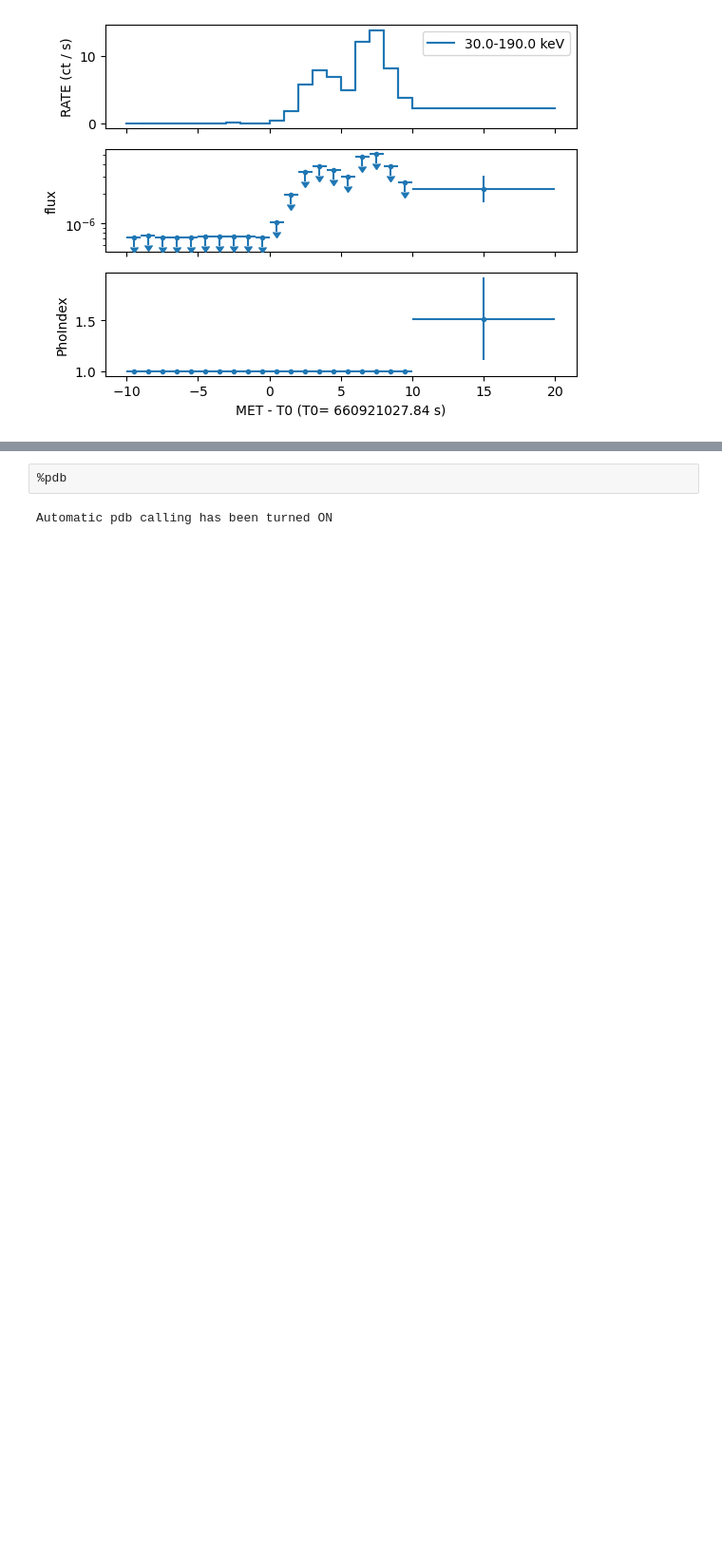
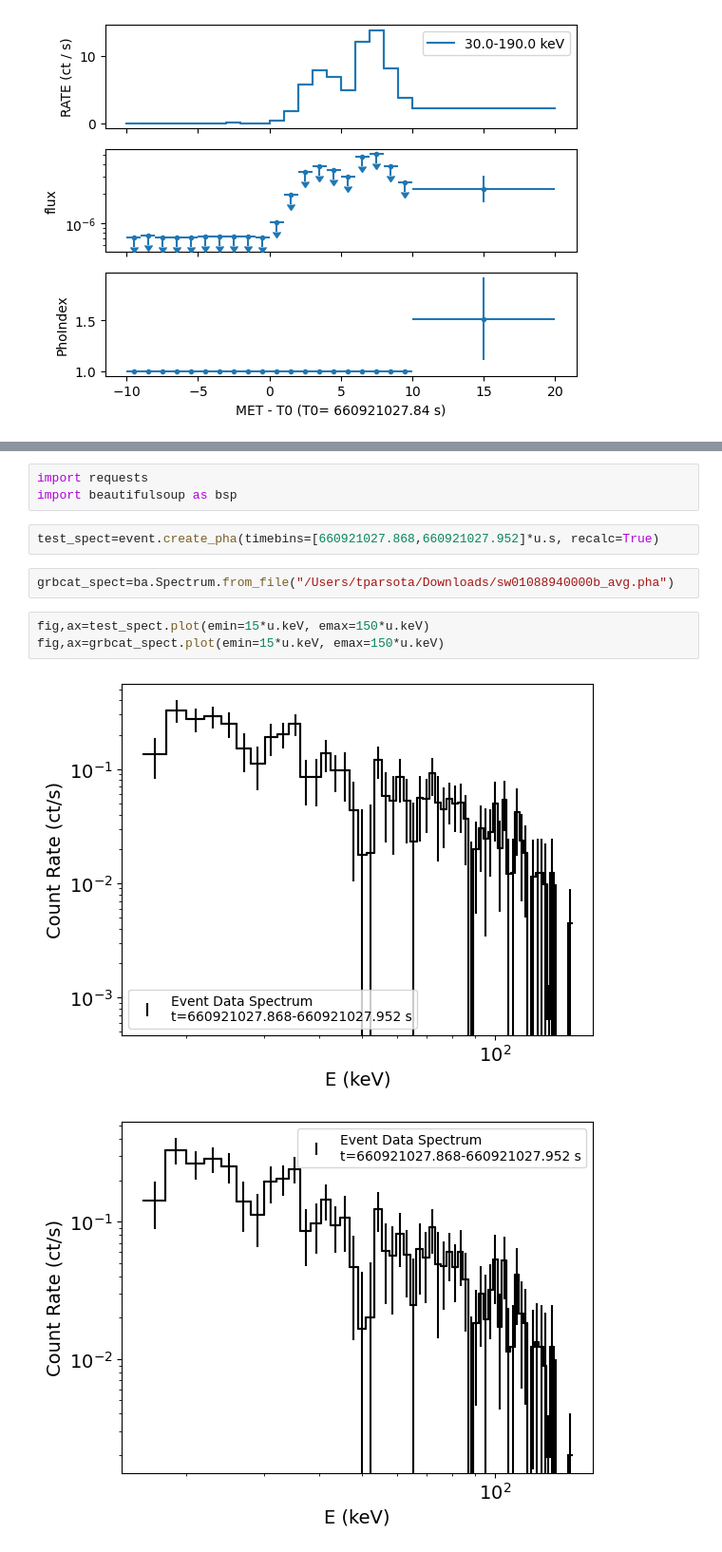
Before and after one commit to parsotat/BatAnalysis, a Jupyter notebook: notebooks/Example_TTE_data_analysis.ipynb, the cells around one changed output, grey strips where cells are left out. Shown at 95% size. Saved outputs shown, nothing was run; the diff lists cells and outputs as text; blank space fills up the shorter version.

```diff
--- a/notebooks/Example_TTE_data_analysis.ipynb
+++ b/notebooks/Example_TTE_data_analysis.ipynb
@@ -756,4 +761,13 @@ ba.plot_TTE_lightcurve(event.lightcurve, output_spectrum_list, energy_range=None
+# %%
+import requests
+import beautifulsoup as bsp
 # %%
-%pdb
+test_spect=event.create_pha(timebins=[660921027.868,660921027.952]*u.s, recalc=True)
-# %% [output]
-Automatic pdb calling has been turned ON
+# %%
+grbcat_spect=ba.Spectrum.from_file("/Users/tparsota/Downloads/sw01088940000b_avg.pha")
+# %%
+fig,ax=test_spect.plot(emin=15*u.keV, emax=150*u.keV)
+fig,ax=grbcat_spect.plot(emin=15*u.keV, emax=150*u.keV)
+# %% [output]
+[figure, added]
+[figure, added]
```
Also changed, not shown: parts of 6 cells of this notebook.
